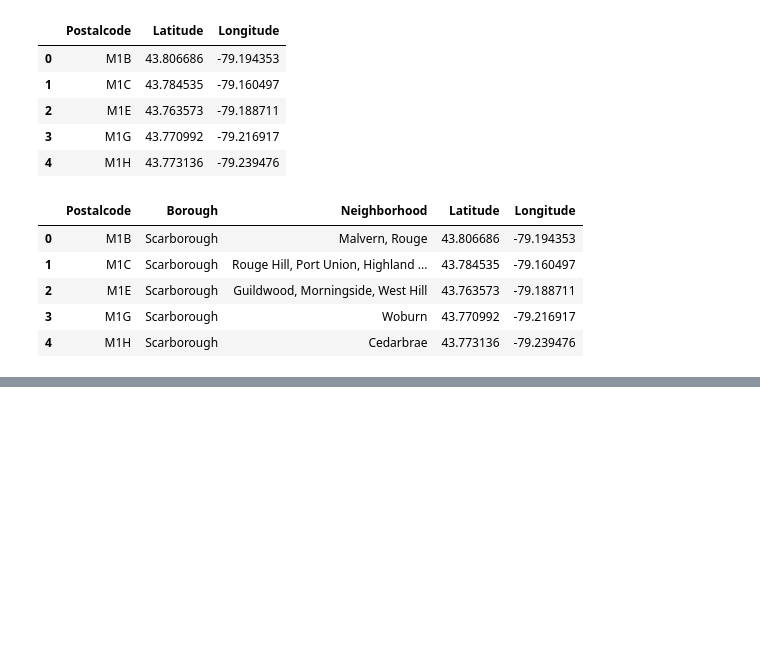
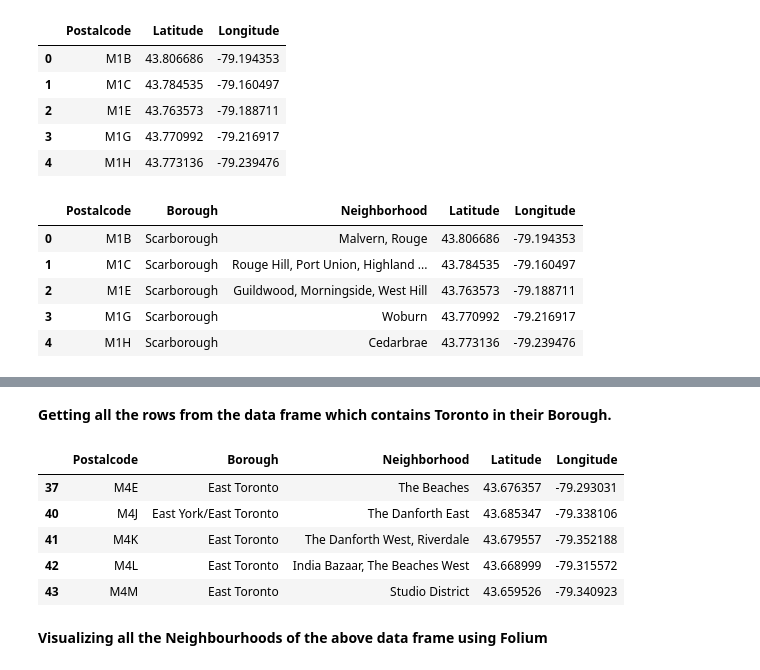
Before and after one commit to Aushinraj/Segmenting-and-Clustering-Neighborhoods-in-Toronto, a Jupyter notebook: Segmenting And Clustering.ipynb, the cells around one changed output, grey strips where cells are left out. Saved outputs shown, nothing was run; the diff lists cells and outputs as text; code cells hidden in the pictures; blank space fills up the shorter version.

```diff
--- a/Segmenting And Clustering.ipynb
+++ b/Segmenting And Clustering.ipynb
@@ -77,6 +82,6 @@ df.shape
 # **PROBLEM 2**
 Importing the csv file conatining the latitudes and longitudes for various neighbourhoods in Canada and merging with the above dataset.
 # %%
-geo_df=pd.read_csv('https://cf-courses-data.s3.us.cloud-object-storage.appdomain.cloud/IBMDeveloperSkillsNetwork-DS0701EN-SkillsNetwork/labs_v1/Geospatial_Coordinates.csv')
-geo_df.head()
+df2=pd.read_csv('https://cf-courses-data.s3.us.cloud-object-storage.appdomain.cloud/IBMDeveloperSkillsNetwork-DS0701EN-SkillsNetwork/labs_v1/Geospatial_Coordinates.csv')
+df.head()
 # %% [output]
@@ -111,0 +120,14 @@ geo_data.head()
+# %% [markdown]
+**Getting all the rows from the data frame which contains Toronto in their Borough.**
+# %%
+df4 = df3[df3['Borough'].str.contains('Toronto',regex=False)]
+df4.head()
+# %% [output]
+|  | Postalcode | Borough | Neighborhood | Latitude | Longitude |
+| 37 | M4E | East Toronto | The Beaches | 43.676357 | -79.293031 |
+| 40 | M4J | East York/East Toronto | The Danforth East | 43.685347 | -79.338106 |
+| 41 | M4K | East Toronto | The Danforth West, Riverdale | 43.679557 | -79.352188 |
+| 42 | M4L | East Toronto | India Bazaar, The Beaches West | 43.668999 | -79.315572 |
+| 43 | M4M | East Toronto | Studio District | 43.659526 | -79.340923 |
+# %% [markdown]
+**Visualizing all the Neighbourhoods of the above data frame using Folium**
```
Also changed, not shown: parts of 11 cells of this notebook.
